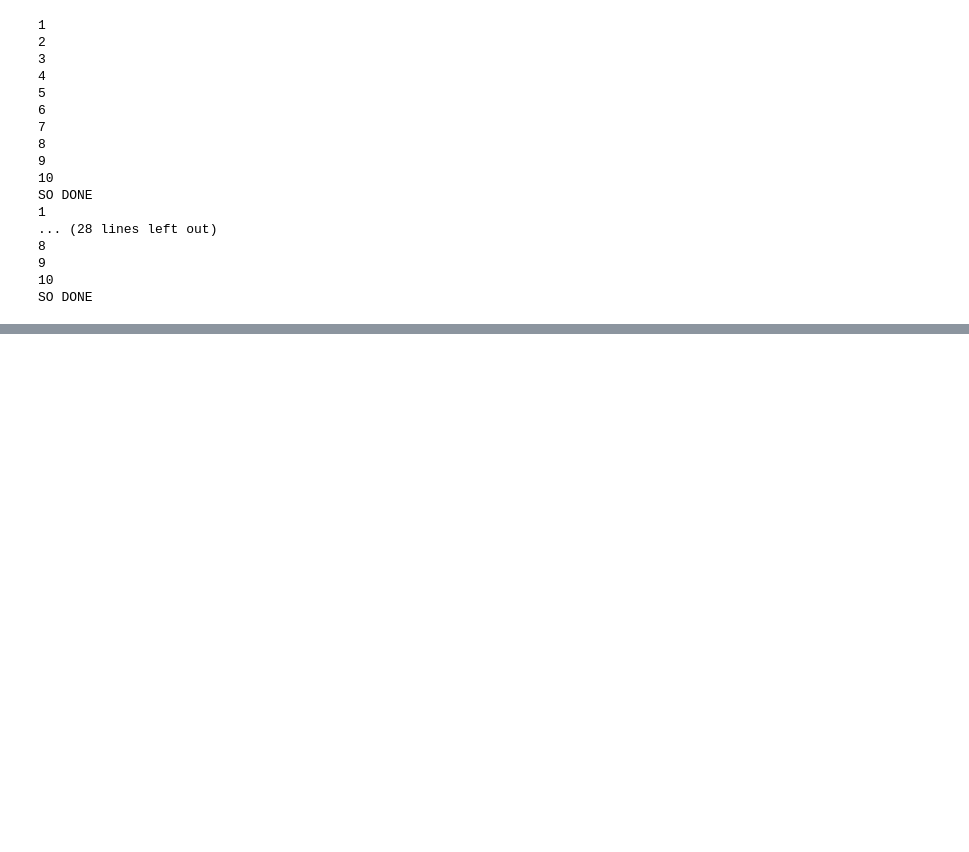
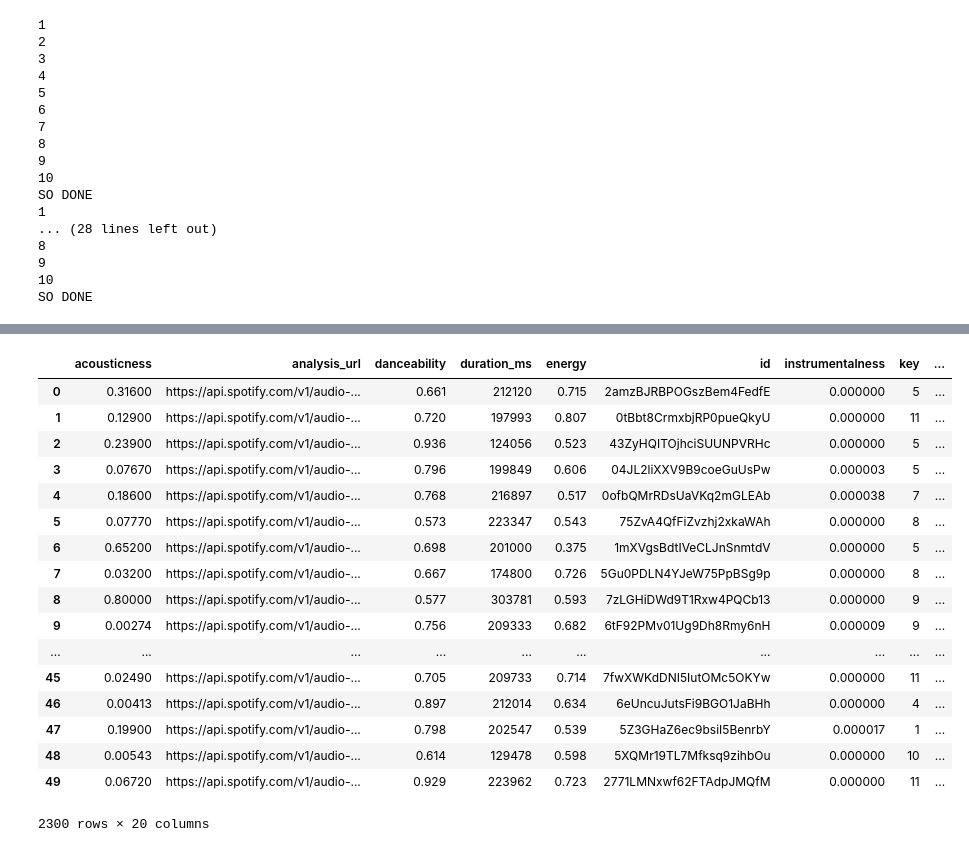
Before and after one commit to juanjorgegarcia/TuneMyMood, a Jupyter notebook: Data Collector.ipynb, the cells around one changed output, grey strips where cells are left out. Drawn from its saved outputs; the diff is of its cells as text; code cells hidden in the pictures; blank space fills up the shorter version.

```diff
--- a/Data Collector.ipynb
+++ b/Data Collector.ipynb
@@ -342,4 +342,4 @@ all_list = [
 
 ]
 
-print(len(all_list))
+list_all = lister(all_list)
@@ -347,0 +346,2 @@ print(len(all_list))
+# %%
+df_all = list_download_blank(list_all)
@@ -347,0 +368,21 @@ print(len(all_list))
+# %%
+df_all
+# %% [output]
+|  | acousticness | analysis_url | danceability | duration_ms | energy | id | instrumentalness | key | ... |
+| 0 | 0.31600 | https://api.spotify.com/v1/audio-... | 0.661 | 212120 | 0.715 | 2amzBJRBPOGszBem4FedfE | 0.000000 | 5 | ... |
+| 1 | 0.12900 | https://api.spotify.com/v1/audio-... | 0.720 | 197993 | 0.807 | 0tBbt8CrmxbjRP0pueQkyU | 0.000000 | 11 | ... |
+| 2 | 0.23900 | https://api.spotify.com/v1/audio-... | 0.936 | 124056 | 0.523 | 43ZyHQITOjhciSUUNPVRHc | 0.000000 | 5 | ... |
+| 3 | 0.07670 | https://api.spotify.com/v1/audio-... | 0.796 | 199849 | 0.606 | 04JL2liXXV9B9coeGuUsPw | 0.000003 | 5 | ... |
+| 4 | 0.18600 | https://api.spotify.com/v1/audio-... | 0.768 | 216897 | 0.517 | 0ofbQMrRDsUaVKq2mGLEAb | 0.000038 | 7 | ... |
+| 5 | 0.07770 | https://api.spotify.com/v1/audio-... | 0.573 | 223347 | 0.543 | 75ZvA4QfFiZvzhj2xkaWAh | 0.000000 | 8 | ... |
+| 6 | 0.65200 | https://api.spotify.com/v1/audio-... | 0.698 | 201000 | 0.375 | 1mXVgsBdtIVeCLJnSnmtdV | 0.000000 | 5 | ... |
+| 7 | 0.03200 | https://api.spotify.com/v1/audio-... | 0.667 | 174800 | 0.726 | 5Gu0PDLN4YJeW75PpBSg9p | 0.000000 | 8 | ... |
+| 8 | 0.80000 | https://api.spotify.com/v1/audio-... | 0.577 | 303781 | 0.593 | 7zLGHiDWd9T1Rxw4PQCb13 | 0.000000 | 9 | ... |
+| 9 | 0.00274 | https://api.spotify.com/v1/audio-... | 0.756 | 209333 | 0.682 | 6tF92PMv01Ug9Dh8Rmy6nH | 0.000009 | 9 | ... |
+| ... | ... | ... | ... | ... | ... | ... | ... | ... | ... |
+| 45 | 0.02490 | https://api.spotify.com/v1/audio-... | 0.705 | 209733 | 0.714 | 7fwXWKdDNI5IutOMc5OKYw | 0.000000 | 11 | ... |
+| 46 | 0.00413 | https://api.spotify.com/v1/audio-... | 0.897 | 212014 | 0.634 | 6eUncuJutsFi9BGO1JaBHh | 0.000000 | 4 | ... |
+| 47 | 0.19900 | https://api.spotify.com/v1/audio-... | 0.798 | 202547 | 0.539 | 5Z3GHaZ6ec9bsiI5BenrbY | 0.000017 | 1 | ... |
+| 48 | 0.00543 | https://api.spotify.com/v1/audio-... | 0.614 | 129478 | 0.598 | 5XQMr19TL7Mfksq9zihbOu | 0.000000 | 10 | ... |
+| 49 | 0.06720 | https://api.spotify.com/v1/audio-... | 0.929 | 223962 | 0.723 | 2771LMNxwf62FTAdpJMQfM | 0.000000 | 11 | ... |
+2300 rows × 20 columns
```
Also changed, not shown: parts of 3 cells of this notebook, 1 other file.
